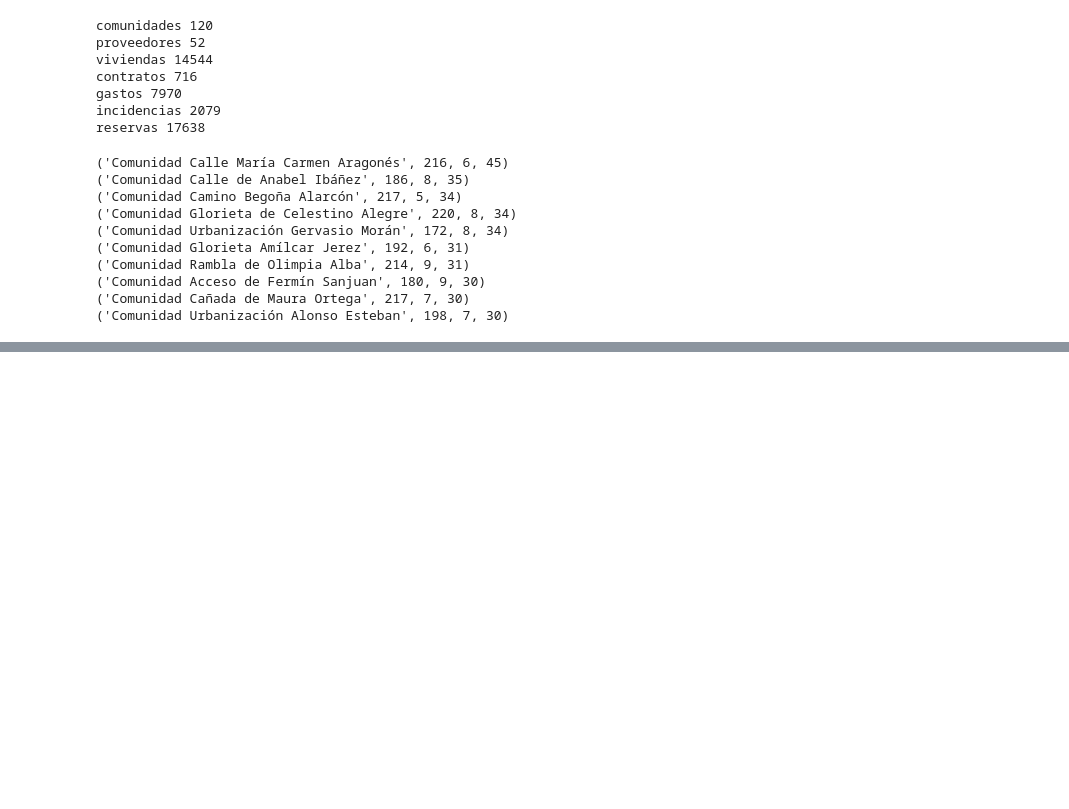
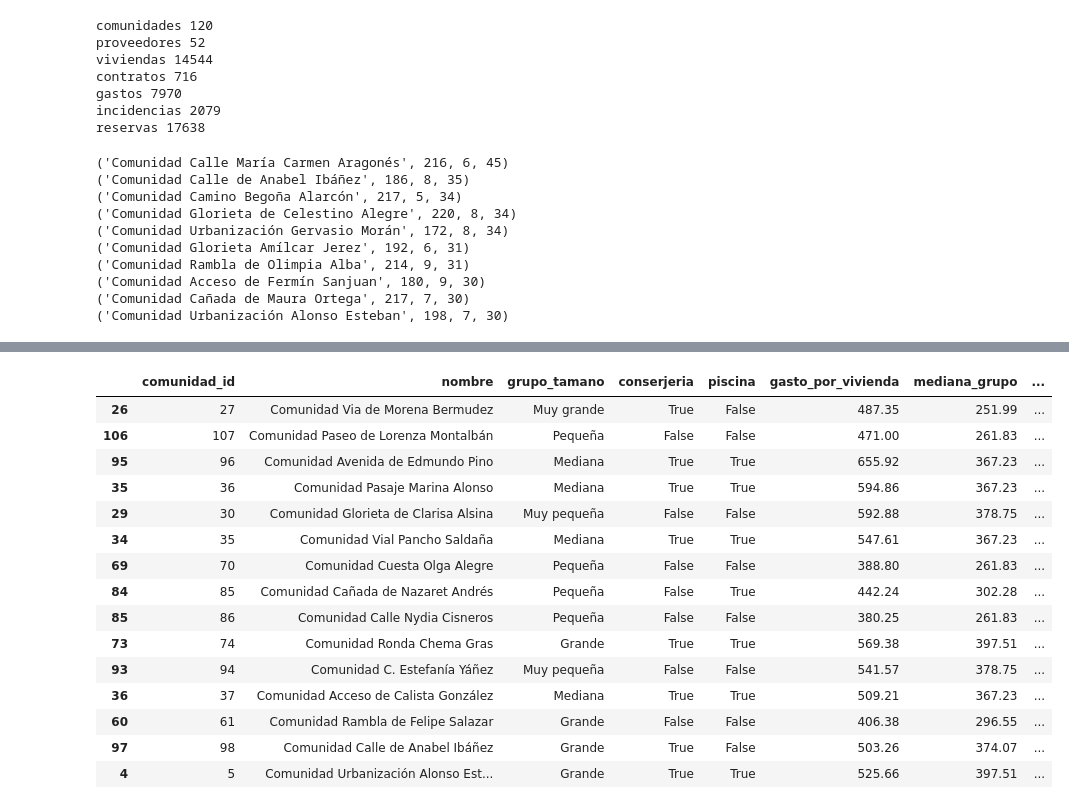
Before and after one commit to contactodiegovega/MyResidential, a Jupyter notebook: Fase2_datos.ipynb, the cells around one changed output, grey strips where cells are left out. Saved outputs shown, nothing was run; the diff lists cells and outputs as text; code cells hidden in the pictures; blank space fills up the shorter version.

```diff
--- a/Fase2_datos.ipynb
+++ b/Fase2_datos.ipynb
@@ -1400,0 +1762,50 @@ for fila in cursor.fetchall():
+# %%
+df_benchmark = df_analisis.merge(
+    benchmark,
+    on=["grupo_tamano", "conserjeria", "piscina"],
+    how="left"
+)
+# %%
+df_benchmark["desviacion_pct"] = (
+    (
+        df_benchmark["gasto_por_vivienda"]
+        - df_benchmark["mediana_grupo"]
+    )
+    / df_benchmark["mediana_grupo"]
+) * 100
+# %%
+display(
+    df_benchmark[
+        [
+            "comunidad_id",
+            "nombre",
+            "grupo_tamano",
+            "conserjeria",
+            "piscina",
+            "gasto_por_vivienda",
+            "mediana_grupo",
+            "desviacion_pct",
+            "comunidades_comparables"
+        ]
+    ]
+    .sort_values("desviacion_pct", ascending=False)
+    .head(15)
+    .round(2)
+)
+# %% [output]
+|  | comunidad_id | nombre | grupo_tamano | conserjeria | piscina | gasto_por_vivienda | mediana_grupo | ... |
+| 26 | 27 | Comunidad Via de Morena Bermudez | Muy grande | True | False | 487.35 | 251.99 | ... |
+| 106 | 107 | Comunidad Paseo de Lorenza Montalbán | Pequeña | False | False | 471.00 | 261.83 | ... |
+| 95 | 96 | Comunidad Avenida de Edmundo Pino | Mediana | True | True | 655.92 | 367.23 | ... |
+| 35 | 36 | Comunidad Pasaje Marina Alonso | Mediana | True | True | 594.86 | 367.23 | ... |
+| 29 | 30 | Comunidad Glorieta de Clarisa Alsina | Muy pequeña | False | False | 592.88 | 378.75 | ... |
+| 34 | 35 | Comunidad Vial Pancho Saldaña | Mediana | True | True | 547.61 | 367.23 | ... |
+| 69 | 70 | Comunidad Cuesta Olga Alegre | Pequeña | False | False | 388.80 | 261.83 | ... |
+| 84 | 85 | Comunidad Cañada de Nazaret Andrés | Pequeña | False | True | 442.24 | 302.28 | ... |
+| 85 | 86 | Comunidad Calle Nydia Cisneros | Pequeña | False | False | 380.25 | 261.83 | ... |
+| 73 | 74 | Comunidad Ronda Chema Gras | Grande | True | True | 569.38 | 397.51 | ... |
+| 93 | 94 | Comunidad C. Estefanía Yáñez | Muy pequeña | False | False | 541.57 | 378.75 | ... |
+| 36 | 37 | Comunidad Acceso de Calista González | Mediana | True | True | 509.21 | 367.23 | ... |
+| 60 | 61 | Comunidad Rambla de Felipe Salazar | Grande | False | False | 406.38 | 296.55 | ... |
+| 97 | 98 | Comunidad Calle de Anabel Ibáñez | Grande | True | False | 503.26 | 374.07 | ... |
+| 4 | 5 | Comunidad Urbanización Alonso Est... | Grande | True | True | 525.66 | 397.51 | ... |
```
Also changed, not shown: parts of 48 cells of this notebook, 26 other files.
